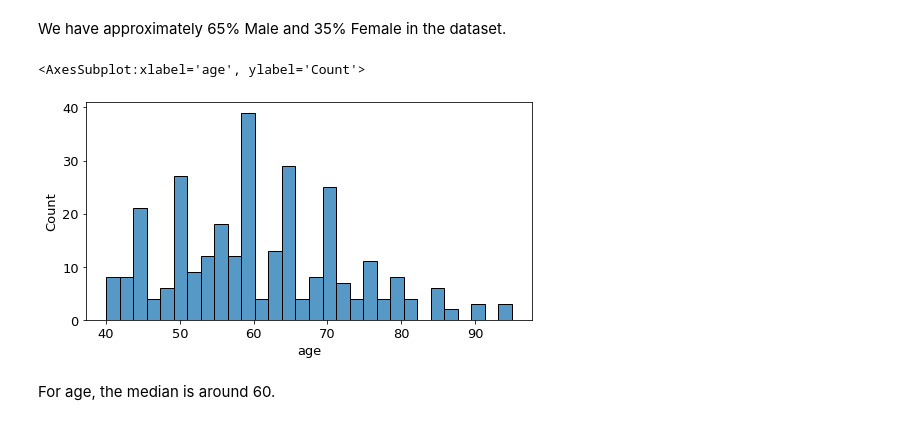
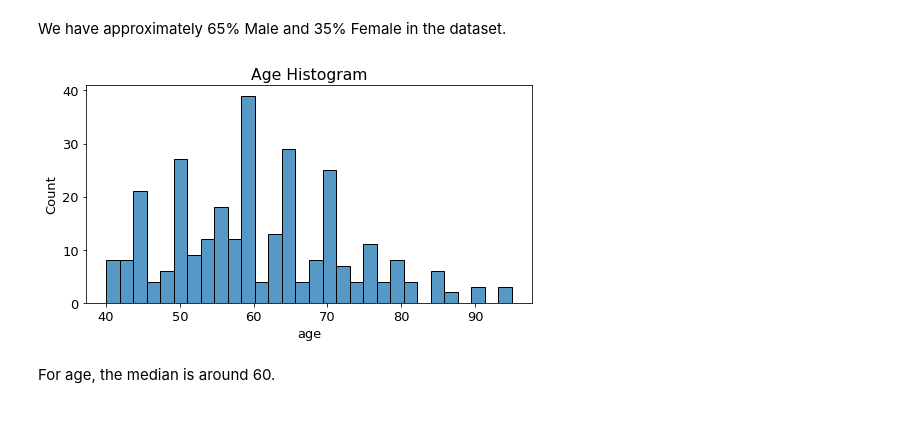
Before and after one commit to mdrkb/heart-failure-prediction, a Jupyter notebook: notebook.ipynb, the cells around one changed output. Saved outputs shown, nothing was run; the diff lists cells and outputs as text; code cells hidden in the pictures.

```diff
--- a/notebook.ipynb
+++ b/notebook.ipynb
@@ -100,9 +100,10 @@ Name: sex, dtype: float64
 We have approximately 65% Male and 35% Female in the dataset.
 # %%
 sns.histplot(df["age"], bins=30)
+plt.title("Age Histogram")
+plt.show()
 # %% [output]
-<AxesSubplot:xlabel='age', ylabel='Count'>
-[figure, old version]
+[figure, new version]
 # %% [markdown]
 For age, the median is around 60.
 # %% [markdown]
```
Also changed, not shown: parts of 22 cells of this notebook, 1 other file.
